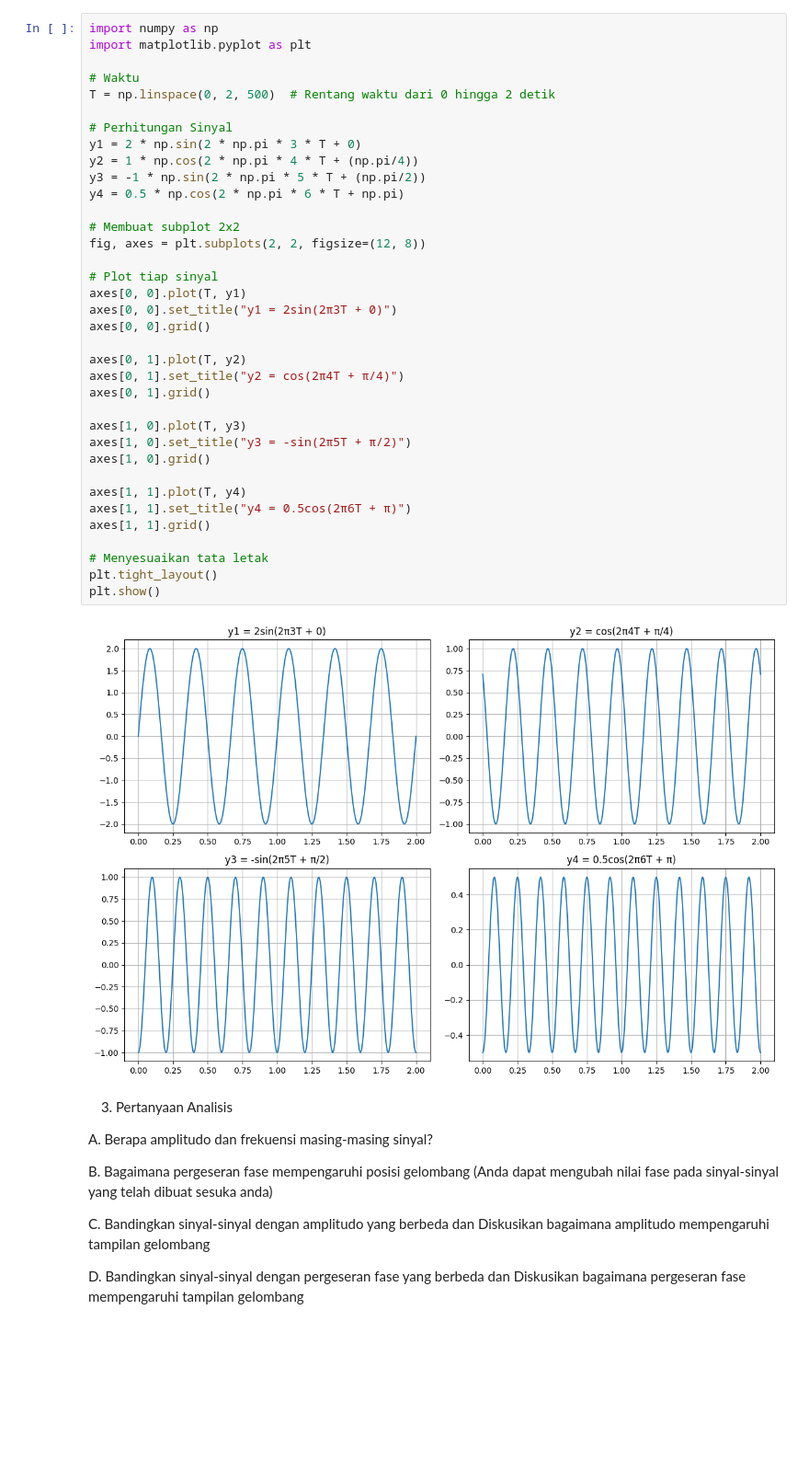
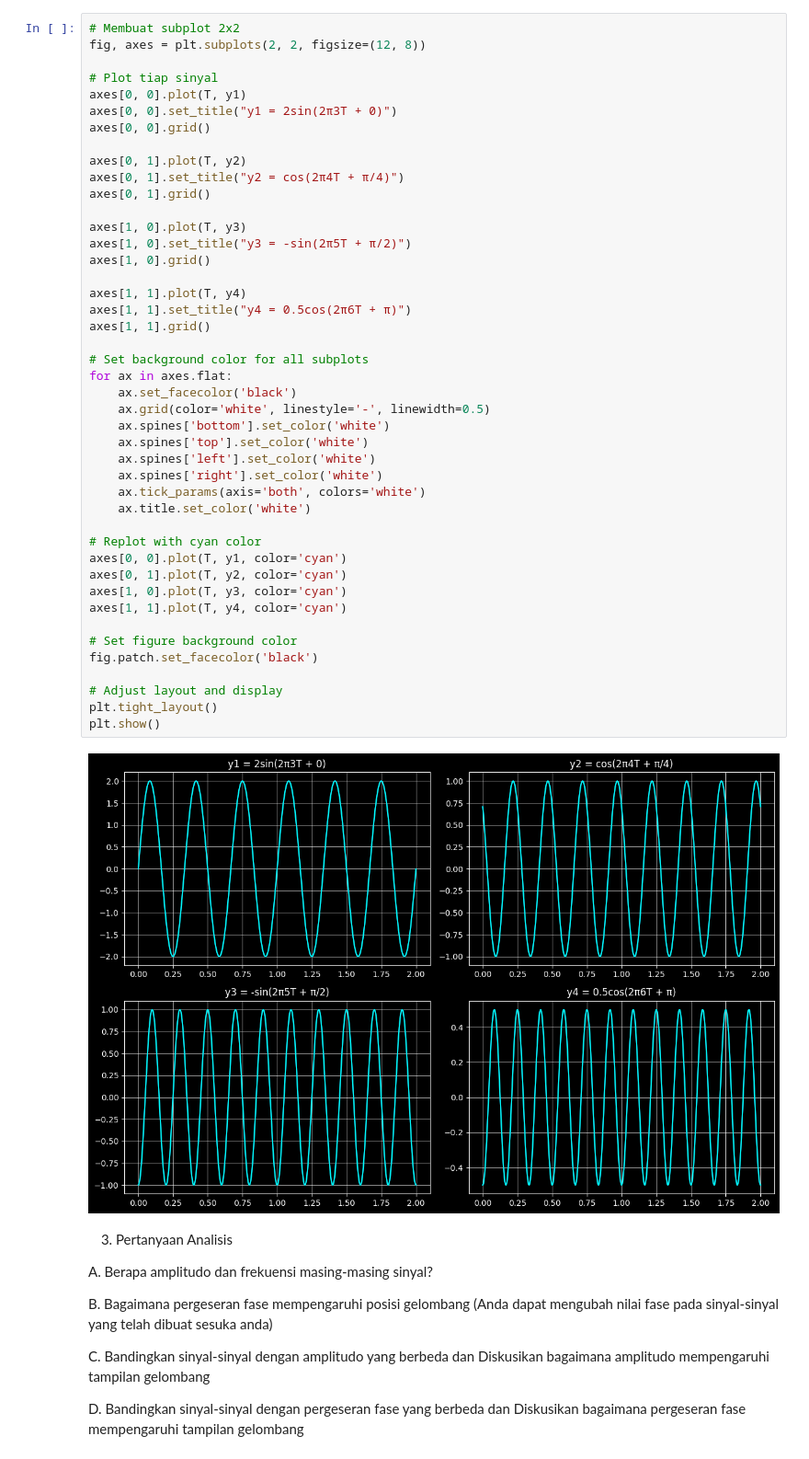
Before and after one commit to GhiffariIs/IF3024-HO1, a Jupyter notebook: tugas_122140189.ipynb, the cells around one changed output. Shown at 92% size. Cells and saved outputs as stored; diff of their text form; blank space fills up the shorter version.

```diff
--- a/tugas_122140189.ipynb
+++ b/tugas_122140189.ipynb
@@ -43,41 +17,49 @@ Pada cell code diatas, saya meminta bantuan copilot untuk menghandle codingan se
 # %%
-import numpy as np
-import matplotlib.pyplot as plt
-
-# Waktu
-T = np.linspace(0, 2, 500)  # Rentang waktu dari 0 hingga 2 detik
-
-# Perhitungan Sinyal
-y1 = 2 * np.sin(2 * np.pi * 3 * T + 0)
-y2 = 1 * np.cos(2 * np.pi * 4 * T + (np.pi/4))
-y3 = -1 * np.sin(2 * np.pi * 5 * T + (np.pi/2))
-y4 = 0.5 * np.cos(2 * np.pi * 6 * T + np.pi)
-
 # Membuat subplot 2x2
 fig, axes = plt.subplots(2, 2, figsize=(12, 8))
 
 # Plot tiap sinyal
 axes[0, 0].plot(T, y1)
 axes[0, 0].set_title("y1 = 2sin(2π3T + 0)")
 axes[0, 0].grid()
 
 axes[0, 1].plot(T, y2)
 axes[0, 1].set_title("y2 = cos(2π4T + π/4)")
 axes[0, 1].grid()
 
 axes[1, 0].plot(T, y3)
 axes[1, 0].set_title("y3 = -sin(2π5T + π/2)")
 axes[1, 0].grid()
 
 axes[1, 1].plot(T, y4)
 axes[1, 1].set_title("y4 = 0.5cos(2π6T + π)")
 axes[1, 1].grid()
 
-# Menyesuaikan tata letak
+# Set background color for all subplots
+for ax in axes.flat:
+    ax.set_facecolor('black')
+    ax.grid(color='white', linestyle='-', linewidth=0.5)
+    ax.spines['bottom'].set_color('white')
+    ax.spines['top'].set_color('white')
+    ax.spines['left'].set_color('white')
+    ax.spines['right'].set_color('white')
+    ax.tick_params(axis='both', colors='white')
+    ax.title.set_color('white')
+
+# Replot with cyan color
+axes[0, 0].plot(T, y1, color='cyan')
+axes[0, 1].plot(T, y2, color='cyan')
+axes[1, 0].plot(T, y3, color='cyan')
+axes[1, 1].plot(T, y4, color='cyan')
+
+# Set figure background color
+fig.patch.set_facecolor('black')
+
+# Adjust layout and display
 plt.tight_layout()
 plt.show()
 # %% [output]
-[figure, old version]
+[figure, new version]
 # %% [markdown]
 3. Pertanyaan Analisis
 
```
Also changed, not shown: parts of 8 cells of this notebook.
